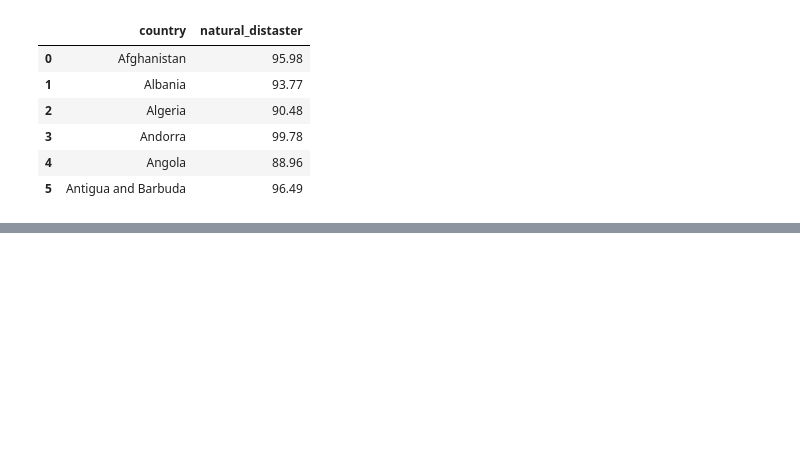
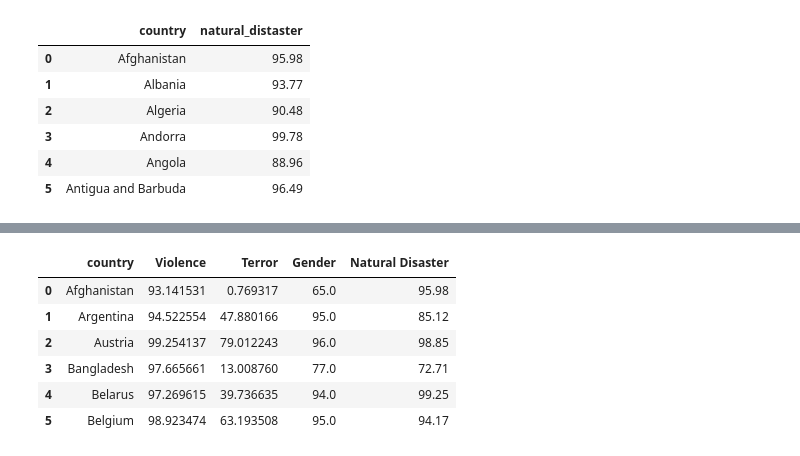
Before and after one commit to jcarterlab/Narcos, a Jupyter notebook: Narcos.ipynb, the cells around one changed output, grey strips where cells are left out. Saved outputs shown, nothing was run; the diff lists cells and outputs as text; code cells hidden in the pictures; blank space fills up the shorter version.

```diff
--- a/Narcos.ipynb
+++ b/Narcos.ipynb
@@ -92,0 +115,72 @@ ND_data.head(6)
+# %%
+# returns the country name of a dataframe given a string
+def get_country_name(data, string, col_name='country'):
+    result = data.loc[[string in x for x in data[col_name]], col_name].values
+    if len(result)>1:
+        print()
+        print('2 countries with same name!!!!' + ' --- ' + result)
+    else:
+        return result[0]
+
+# changes a country name to make it uniform
+def change_country_name(data, name, country, col_name='country'):
+    data.loc[data[col_name]==name, col_name] = country
+
+# standardizes country names for a certain dataframe
+def standardize_df_country_names(df, col_name='country'):
+    for country in countries:
+        name = get_country_name(df, country)
+        if name != country:
+            change_country_name(df, name, country)
+
+# a list of relevant countries
+countries = ['Colombia', 'Brazil', 'Peru', 'Argentina', 'Venezuela', 'Chile', 'Ecuador', 'Bolivia', 'Uruguay', 'Paraguay', 'Guyana', 'Suriname',
+             'Trinidad and Tobago', 'Panama', 'Guatemala', 'El Salvador', 'Belize', 'Nicaragua', 'Honduras', 'Costa Rica', 'Dominican Republic',
+             'Cuba', 'Jamaica', 'Haiti', 'United States', 'Canada', 'Mexico', 'Italy', 'Germany', 'United Kingdom', 'France', 'Switzerland',
+             'Netherlands', 'Greece', 'Poland', 'Ukraine', 'Belgium', 'Austria', 'Sweden', 'Norway', 'Denmark', 'Romania', 'Ireland', 'Croatia',
+              'Hungary', 'Cyprus', 'Bulgaria', 'Serbia', 'Slovenia', 'Estonia', 'Finland', 'Luxembourg', 'Czech', 'Malta', 'Iceland',
+             'Lithuania', 'Slovak', 'Bosnia', 'Moldova', 'Latvia', 'Montenegro', 'Belarus', 'North Macedonia', 'Spain', 'Portugal', 'Iran', 'Egypt',
+             'Jordan', 'Israel', 'Tunisia', 'Morocco', 'India', 'Nepal', 'Pakistan', 'Maldives', 'Bangladesh', 'Afghanistan', 'Sri Lanka',
+             'Bhutan', 'Cambodia', 'Indonesia', 'Lao', 'Myanmar', 'Philippines', 'Singapore', 'Thailand', 'Viet', 'China', 'Japan']
+
+# countries not found
+countries_n_found = ['Russia', 'Saudi Arabia', 'United Arab Emirates', 'Iraq', 'Lebanon', 'Kuwait', 'Yemen', 'Bahrain', 'Qatar', 'Oman', 'Syria',
+                     'Turkey', 'Palestine', 'Algeria', 'Mauritania', 'Eritrea', 'Malaysia', 'South Korea', 'North Korea', 'Palestine', 'Taiwan',
+                     'Mongolia', 'Hong Kong', 'Macau', 'Albania', 'Sudan']
+
+# countries whose name needs changing
+copuntries_name_change = ['Czech', 'Slovak', 'Viet']
+
+# sorts the countries by country name
+countries.sort()
+
+# a list of relevant dataframes
+dfs = ['VC_data', 'TR_data', 'GV_data', 'ND_data']
+
+# creates a dataframe object
+combined_df = pd.DataFrame({'country': countries})
+
+# loops through each dataframe and stores relevant values in the dataframes object
+for df in dfs:
+    try:
+        standardize_df_country_names(eval(df))
+    except:
+        print('WARNING!!! ' + df + ' does not have a country!')
+
+# warns if a country name has been entered twice
+if not len(combined_df) == len(combined_df['country'].unique()):
+    print('CAREFUL! You appear to have duplicated a country name there!')
+
+# assigns columns to a new dataframe
+columns = ['Violence', 'Terror', 'Gender', 'Natural Disaster']
+for i, df in enumerate(dfs):
+    combined_df[columns[i]] = eval(df)[eval(df)['country'].isin(countries)].sort_values('country').reset_index(drop=True).iloc[:,1]
+
+# prints the number of countries in the dataframe
+print()
+print('Countries: ' + str(len(combined_df)))
+print()
+
+# shows the dataframe
+combined_df.head(6)
+# %% [output]
@@ -92,0 +202,7 @@ ND_data.head(6)
+|  | country | Violence | Terror | Gender | Natural Disaster |
+| 0 | Afghanistan | 93.141531 | 0.769317 | 65.0 | 95.98 |
+| 1 | Argentina | 94.522554 | 47.880166 | 95.0 | 85.12 |
+| 2 | Austria | 99.254137 | 79.012243 | 96.0 | 98.85 |
+| 3 | Bangladesh | 97.665661 | 13.008760 | 77.0 | 72.71 |
+| 4 | Belarus | 97.269615 | 39.736635 | 94.0 | 99.25 |
+| 5 | Belgium | 98.923474 | 63.193508 | 95.0 | 94.17 |
```
Also changed, not shown: parts of 13 cells of this notebook.
